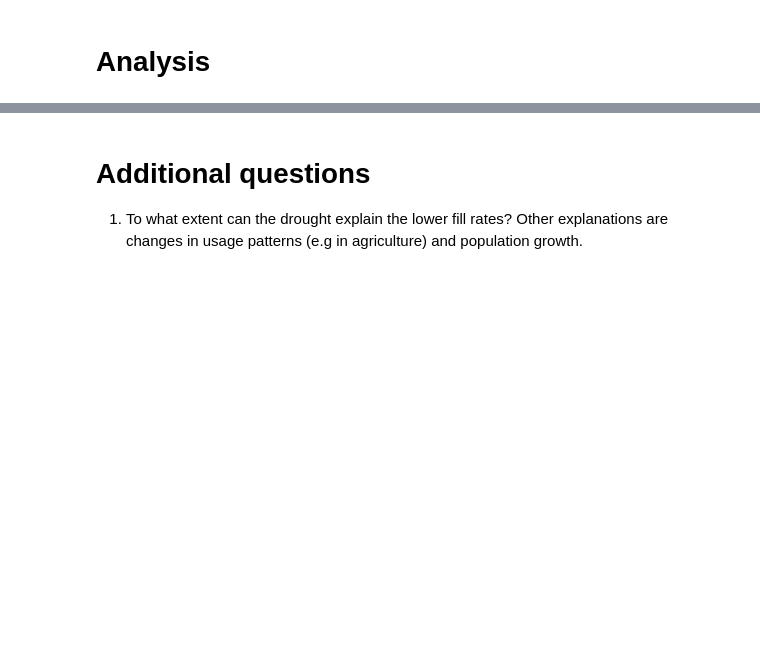
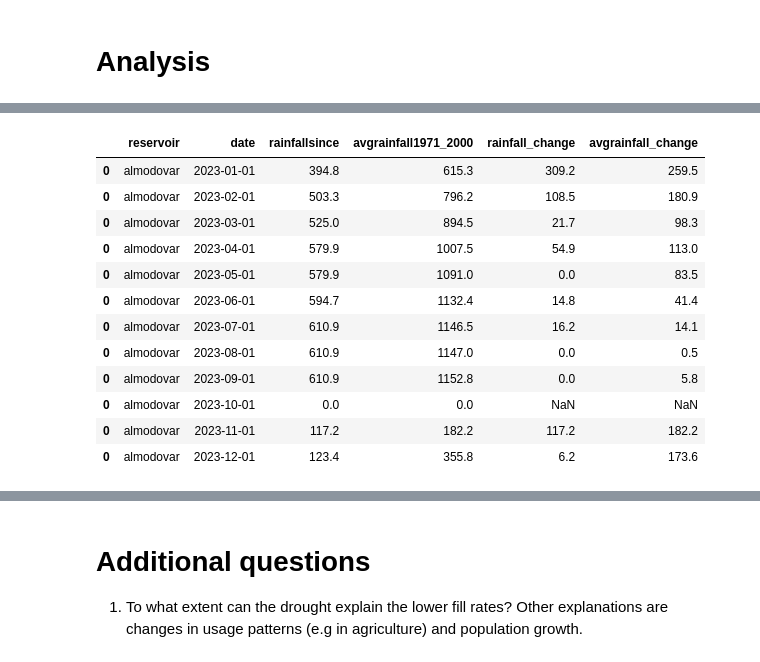
Before and after one commit to cgoldammer/andalucian-water, a Jupyter notebook: analysis.ipynb, the cells around one changed output, grey strips where cells are left out. Cells and saved outputs as stored; diff of their text form; code cells hidden in the pictures; blank space fills up the shorter version.

```diff
--- a/analysis.ipynb
+++ b/analysis.ipynb
@@ -70,0 +100,16 @@ chart
+# %%
+group_vars = ['reservoir', 'year_climatic']
+df_all = df_all.sort_values(group_vars + ['date'])
+grouped = df_all.groupby(group_vars)
+df_all['rainfallsince_lag'] = grouped.rainfallsince.shift(1)
+df_all['avgrainfall1971_2000_lag'] = grouped.avgrainfall1971_2000.shift(1)
+
+df_all['rainfall_change'] = df_all['rainfallsince'] - df_all['rainfallsince_lag']
+df_all['avgrainfall_change'] = df_all['avgrainfall1971_2000'] - df_all['avgrainfall1971_2000_lag']
+
+# Quick validation
+cols = ['reservoir', 'date',
+        'rainfallsince', 'avgrainfall1971_2000',
+        'rainfall_change', 'avgrainfall_change', ]
+
+df_all[cols].head(10)
@@ -70,0 +128,16 @@ chart
+# %%
+df_all.query('reservoir=="almodovar"').query('year==2023')[cols]
+# %% [output]
+|  | reservoir | date | rainfallsince | avgrainfall1971_2000 | rainfall_change | avgrainfall_change |
+| 0 | almodovar | 2023-01-01 | 394.8 | 615.3 | 309.2 | 259.5 |
+| 0 | almodovar | 2023-02-01 | 503.3 | 796.2 | 108.5 | 180.9 |
+| 0 | almodovar | 2023-03-01 | 525.0 | 894.5 | 21.7 | 98.3 |
+| 0 | almodovar | 2023-04-01 | 579.9 | 1007.5 | 54.9 | 113.0 |
+| 0 | almodovar | 2023-05-01 | 579.9 | 1091.0 | 0.0 | 83.5 |
+| 0 | almodovar | 2023-06-01 | 594.7 | 1132.4 | 14.8 | 41.4 |
+| 0 | almodovar | 2023-07-01 | 610.9 | 1146.5 | 16.2 | 14.1 |
+| 0 | almodovar | 2023-08-01 | 610.9 | 1147.0 | 0.0 | 0.5 |
+| 0 | almodovar | 2023-09-01 | 610.9 | 1152.8 | 0.0 | 5.8 |
+| 0 | almodovar | 2023-10-01 | 0.0 | 0.0 | NaN | NaN |
+| 0 | almodovar | 2023-11-01 | 117.2 | 182.2 | 117.2 | 182.2 |
+| 0 | almodovar | 2023-12-01 | 123.4 | 355.8 | 6.2 | 173.6 |
```
Also changed, not shown: parts of 11 cells of this notebook.
